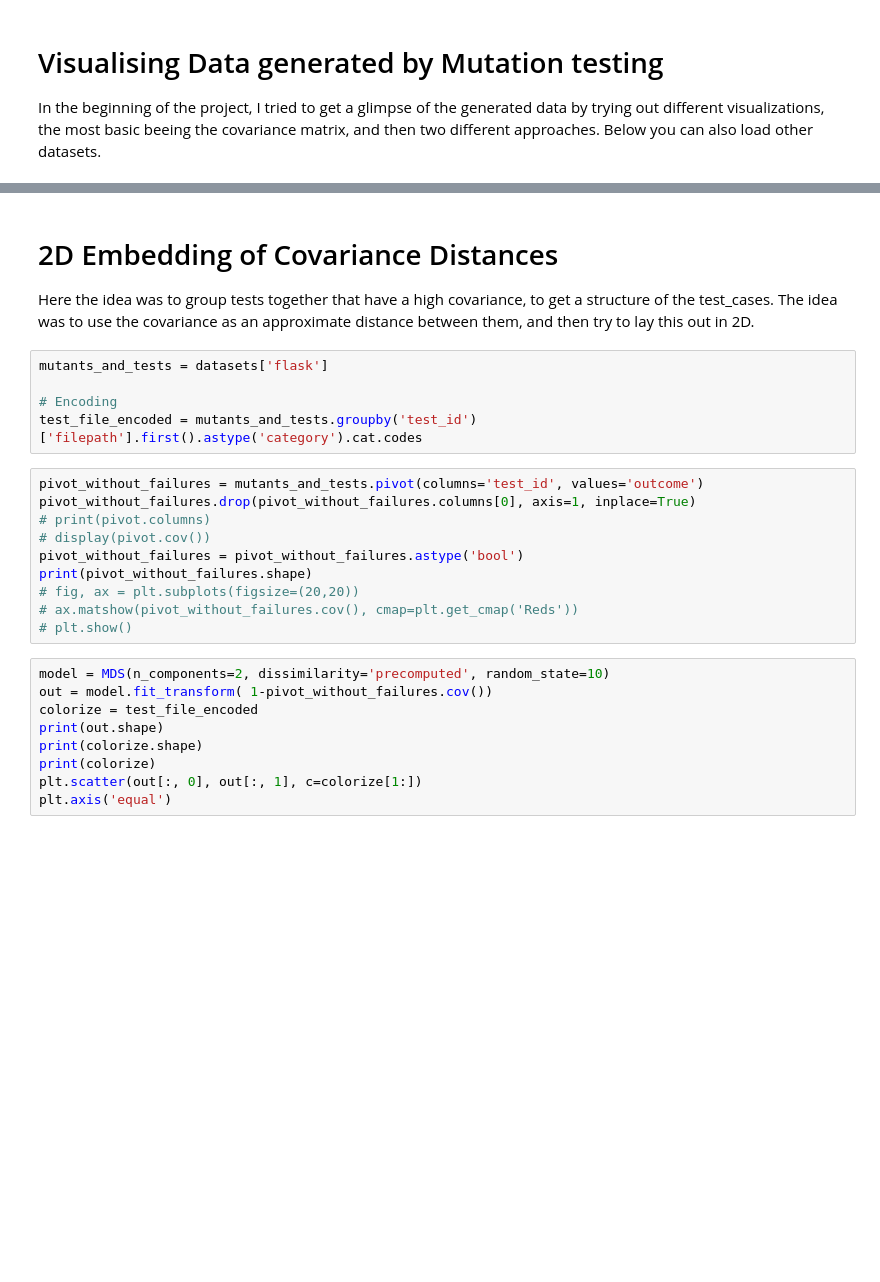
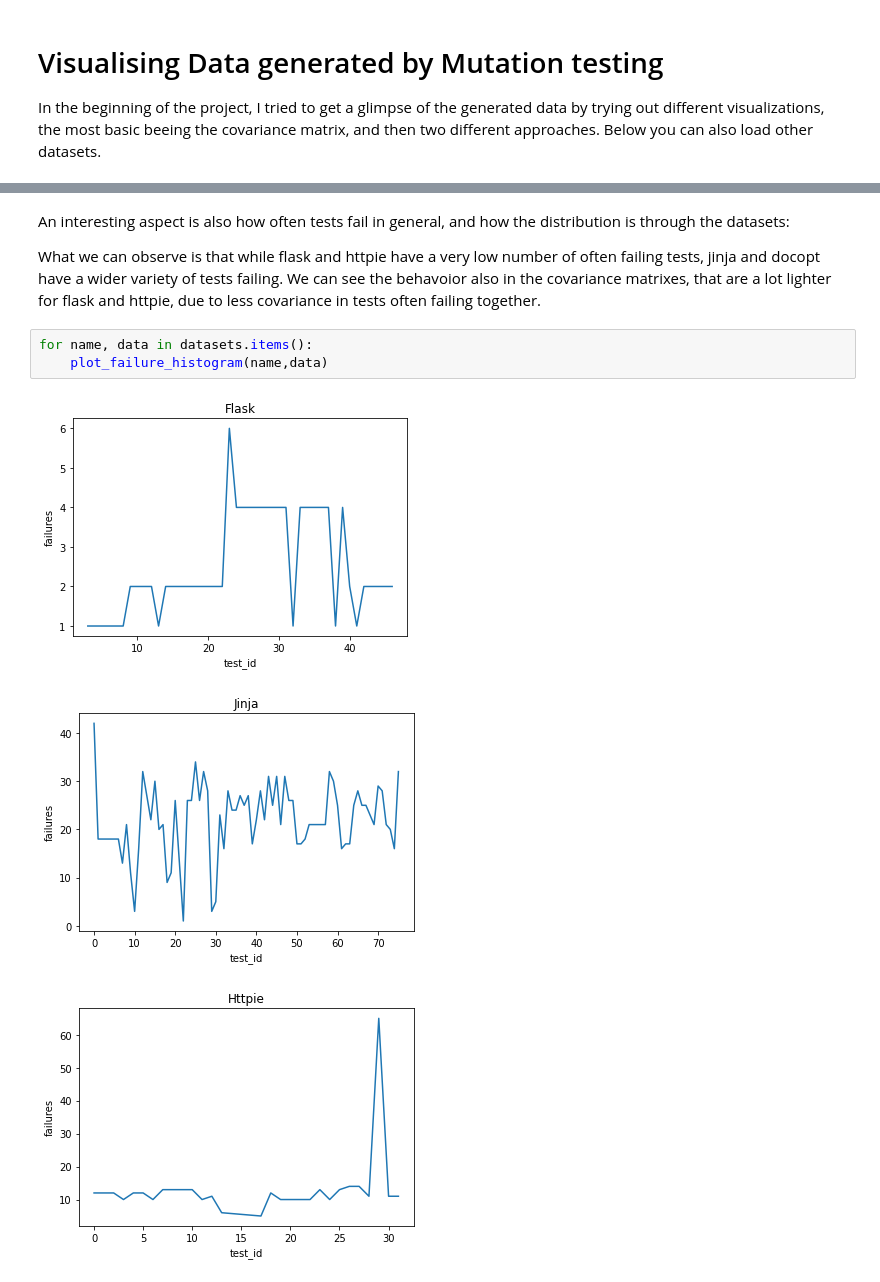
Before and after one commit to XPerianer/CRM20_How_does_software_break, a Jupyter notebook: Data_Analysis.ipynb, the cells around one changed output, grey strips where cells are left out. Cells and saved outputs as stored; diff of their text form; blank space fills up the shorter version.

```diff
--- a/Data_Analysis.ipynb
+++ b/Data_Analysis.ipynb
@@ -54,29 +65,12 @@ for name, mutants_and_tests in datasets.items():
-# %% [markdown]
-# 2D Embedding of Covariance Distances
-
-Here the idea was to group tests together that have a high covariance, to get a structure of the test_cases.
-The idea was to use the covariance as an approximate distance between them, and then try to lay this out in 2D.
-# %%
-mutants_and_tests = datasets['flask']
-
-# Encoding
-test_file_encoded = mutants_and_tests.groupby('test_id')['filepath'].first().astype('category').cat.codes
-# %%
-pivot_without_failures = mutants_and_tests.pivot(columns='test_id', values='outcome')
-pivot_without_failures.drop(pivot_without_failures.columns[0], axis=1, inplace=True)
-# print(pivot.columns)
-# display(pivot.cov())
-pivot_without_failures = pivot_without_failures.astype('bool')
-print(pivot_without_failures.shape)
-# fig, ax = plt.subplots(figsize=(20,20))
-# ax.matshow(pivot_without_failures.cov(), cmap=plt.get_cmap('Reds'))
-# plt.show()
-# %%
-model = MDS(n_components=2, dissimilarity='precomputed', random_state=10)
-out = model.fit_transform( 1-pivot_without_failures.cov())
-colorize = test_file_encoded
-print(out.shape)
-print(colorize.shape)
-print(colorize)
-plt.scatter(out[:, 0], out[:, 1], c=colorize[1:])
-plt.axis('equal')
+# %% [markdown]
+An interesting aspect is also how often tests fail in general, and how the distribution is through the datasets:
+
+What we can observe is that while flask and httpie have a very low number of often failing tests, jinja and docopt have a wider variety of tests failing.
+We can see the behavoior also in the covariance matrixes, that are a lot lighter for flask and httpie, due to less covariance in tests often failing together.
+# %%
+for name, data in datasets.items():
+    plot_failure_histogram(name,data)
+# %% [output]
+[figure, added]
+[figure, added]
+[figure, added]
```
Also changed, not shown: parts of 10 cells of this notebook, 6 other files.
